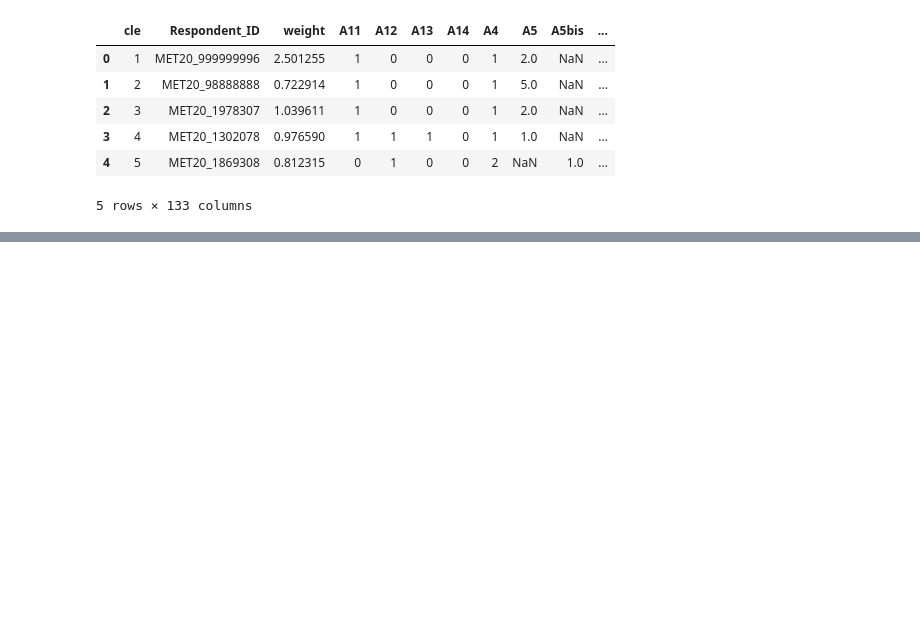
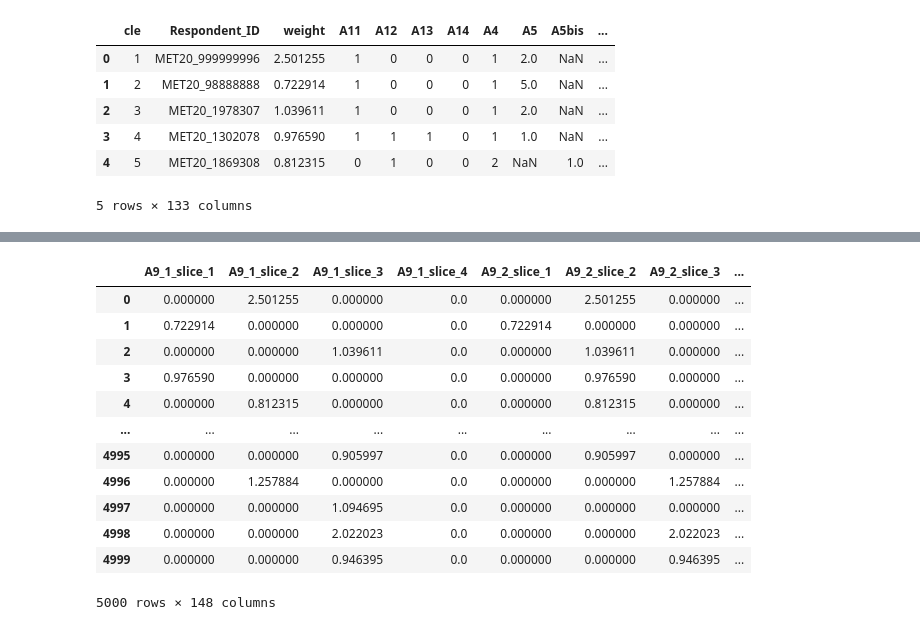
Before and after one commit to QuentinFISCH/qantar, a Jupyter notebook: tp1/exploration.ipynb, the cells around one changed output, grey strips where cells are left out. Cells and saved outputs as stored; diff of their text form; code cells hidden in the pictures; blank space fills up the shorter version.

```diff
--- a/tp1/exploration.ipynb
+++ b/tp1/exploration.ipynb
@@ -16,0 +55,18 @@ data.head()
+# %%
+# multiply each row by its weight
+data_attitude_weighted = data_attitude_enc.multiply(weights_usages, axis="index")
+data_attitude_weighted
+# %% [output]
+|  | A9_1_slice_1 | A9_1_slice_2 | A9_1_slice_3 | A9_1_slice_4 | A9_2_slice_1 | A9_2_slice_2 | A9_2_slice_3 | ... |
+| 0 | 0.000000 | 2.501255 | 0.000000 | 0.0 | 0.000000 | 2.501255 | 0.000000 | ... |
+| 1 | 0.722914 | 0.000000 | 0.000000 | 0.0 | 0.722914 | 0.000000 | 0.000000 | ... |
+| 2 | 0.000000 | 0.000000 | 1.039611 | 0.0 | 0.000000 | 1.039611 | 0.000000 | ... |
+| 3 | 0.976590 | 0.000000 | 0.000000 | 0.0 | 0.000000 | 0.976590 | 0.000000 | ... |
+| 4 | 0.000000 | 0.812315 | 0.000000 | 0.0 | 0.000000 | 0.812315 | 0.000000 | ... |
+| ... | ... | ... | ... | ... | ... | ... | ... | ... |
+| 4995 | 0.000000 | 0.000000 | 0.905997 | 0.0 | 0.000000 | 0.905997 | 0.000000 | ... |
+| 4996 | 0.000000 | 1.257884 | 0.000000 | 0.0 | 0.000000 | 0.000000 | 1.257884 | ... |
+| 4997 | 0.000000 | 0.000000 | 1.094695 | 0.0 | 0.000000 | 0.000000 | 0.000000 | ... |
+| 4998 | 0.000000 | 0.000000 | 2.022023 | 0.0 | 0.000000 | 0.000000 | 2.022023 | ... |
+| 4999 | 0.000000 | 0.000000 | 0.946395 | 0.0 | 0.000000 | 0.000000 | 0.946395 | ... |
+5000 rows × 148 columns
```
Also changed, not shown: parts of 14 cells of this notebook.
